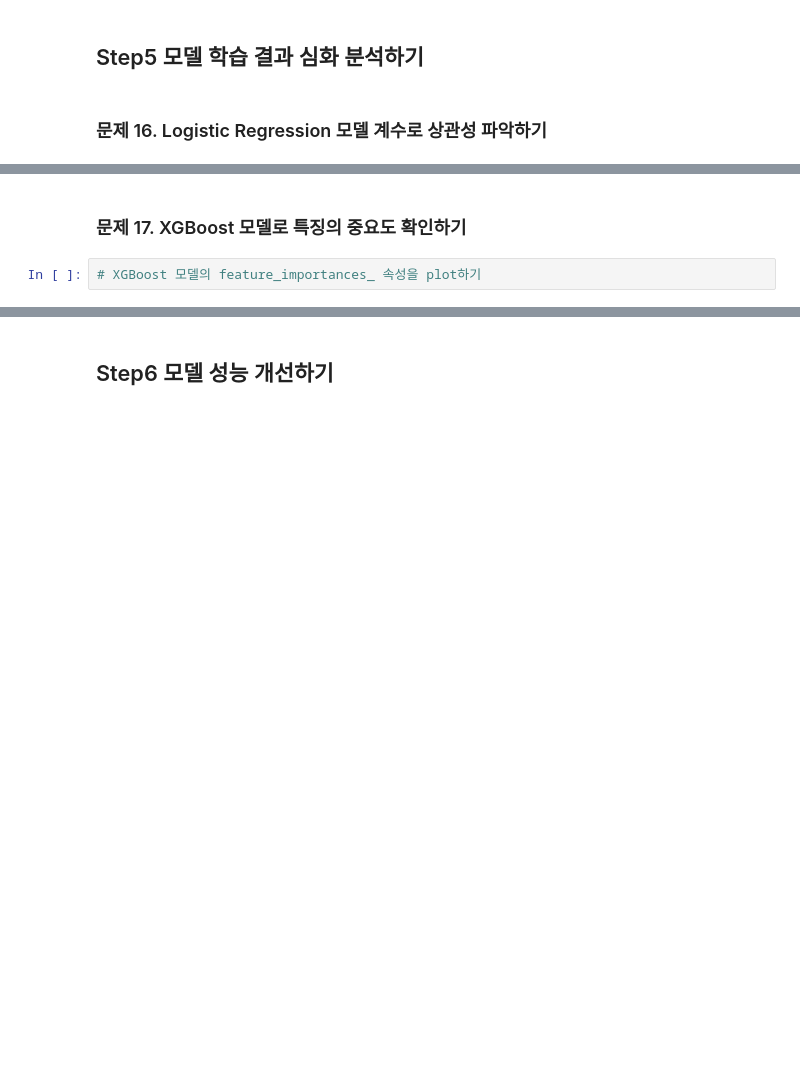
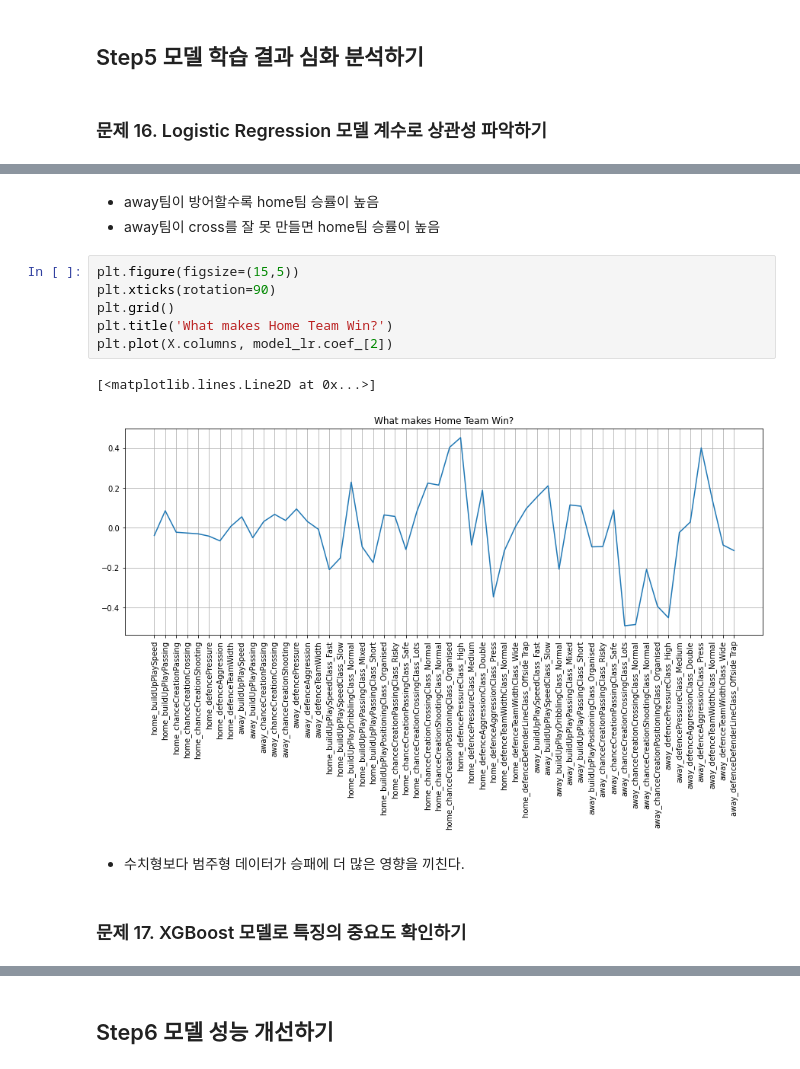
Before and after one commit to puddingHong/Fastcampus, a Jupyter notebook: 유럽 축구 데이터 분석.ipynb, the cells around one changed output, grey strips where cells are left out. Drawn from its saved outputs; the diff is of its cells as text; blank space fills up the shorter version.

```diff
--- a/유럽 축구 데이터 분석.ipynb
+++ b/유럽 축구 데이터 분석.ipynb
@@ -711,4 +760,16 @@ pred =
+# %% [markdown]
+- away팀이 방어할수록 home팀 승률이 높음
+- away팀이 cross를 잘 못 만들면 home팀 승률이 높음
+# %%
+plt.figure(figsize=(15,5))
+plt.xticks(rotation=90)
+plt.grid()
+plt.title('What makes Home Team Win?')
+plt.plot(X.columns, model_lr.coef_[2])
+# %% [output]
+[<matplotlib.lines.Line2D at 0x...>]
+[figure, added]
+# %% [markdown]
+- 수치형보다 범주형 데이터가 승패에 더 많은 영향을 끼친다.
 # %% [markdown]
 ### 문제 17. XGBoost 모델로 특징의 중요도 확인하기
-# %%
-# XGBoost 모델의 feature_importances_ 속성을 plot하기
```
Also changed, not shown: parts of 41 cells of this notebook.
